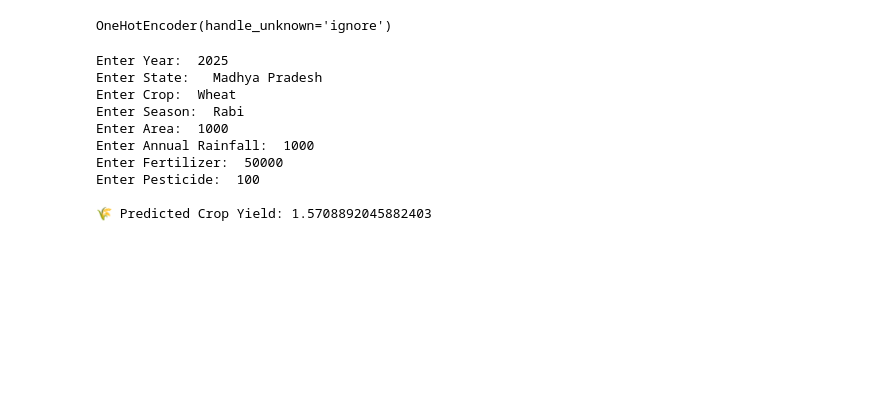
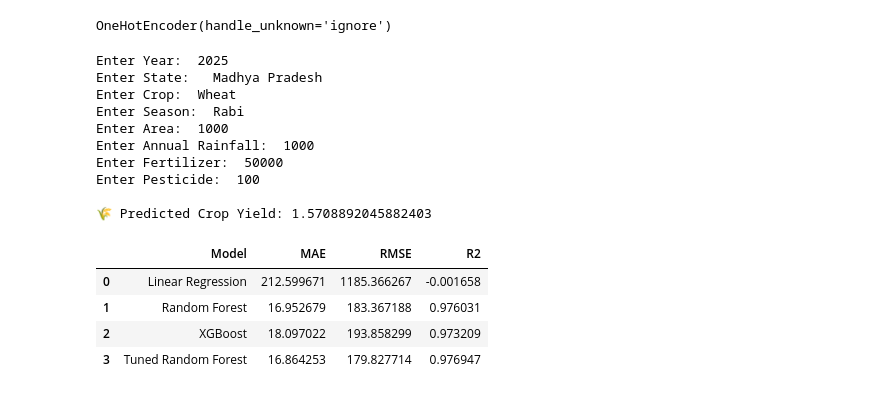
Before and after one commit to Suhel009/crop-yield-prediction, a Jupyter notebook: notebooks/Untitled.ipynb, the cells around one changed output. Saved outputs shown, nothing was run; the diff lists cells and outputs as text; code cells hidden in the pictures; blank space fills up the shorter version.

```diff
--- a/notebooks/Untitled.ipynb
+++ b/notebooks/Untitled.ipynb
@@ -1459,3 +1459,40 @@ Enter Fertilizer:  50000
 Enter Pesticide:  100
 
 🌾 Predicted Crop Yield: 1.5708892045882403
+# %%
+import pandas as pd
+
+model_comparison = pd.DataFrame({
+    "Model": [
+        "Linear Regression",
+        "Random Forest",
+        "XGBoost",
+        "Tuned Random Forest"
+    ],
+    "MAE": [
+        212.599671,
+        16.952679,
+        18.097022,
+        16.864253
+    ],
+    "RMSE": [
+        1185.366267,
+        183.367188,
+        193.858299,
+        179.827714
+    ],
+    "R2": [
+        -0.001658,
+        0.976031,
+        0.973209,
+        0.976947
+    ]
+})
+
+model_comparison
+# %% [output]
+|  | Model | MAE | RMSE | R2 |
+| 0 | Linear Regression | 212.599671 | 1185.366267 | -0.001658 |
+| 1 | Random Forest | 16.952679 | 183.367188 | 0.976031 |
+| 2 | XGBoost | 18.097022 | 193.858299 | 0.973209 |
+| 3 | Tuned Random Forest | 16.864253 | 179.827714 | 0.976947 |
```
Also changed, not shown: parts of 5 cells of this notebook, 3 other files.
